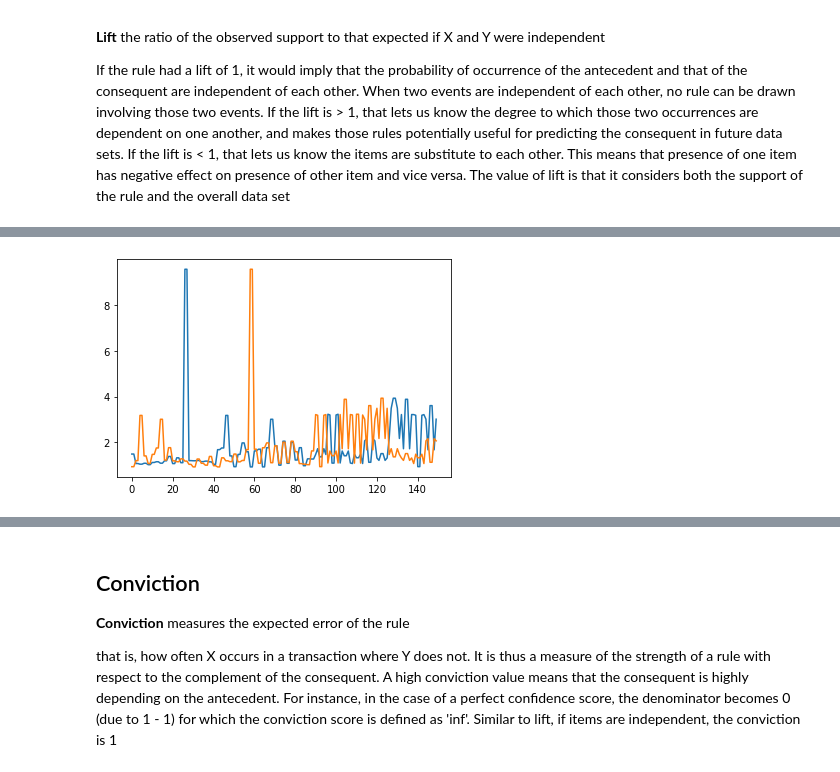
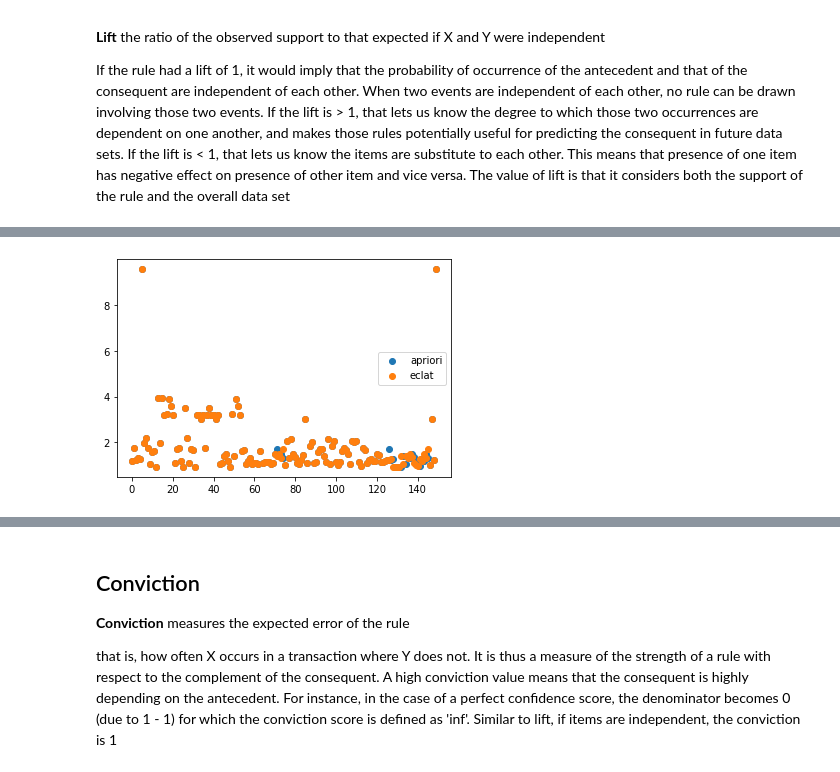
Before and after one commit to mlilyd/DS1_RuleMining, a Jupyter notebook: confiction_lift.ipynb, the cells around one changed output, grey strips where cells are left out. Cells and saved outputs as stored; diff of their text form; code cells hidden in the pictures.

Commit message:
changed eclat min_support values to match apriori. sorted results by rule for better comparison

```diff
--- a/confiction_lift.ipynb
+++ b/confiction_lift.ipynb
@@ -35,0 +70,3 @@ The value of lift is that it considers both the support of the rule and the over
+# %%
+sorted_entree_apriori = entree_apriori_rules.sort_values('rule').reset_index().drop(['index'], axis=1)
+sorted_entree_eclat = entree_eclat_rules.sort_values('rule').reset_index().drop(['index'], axis=1)
@@ -36,9 +89,9 @@ The value of lift is that it considers both the support of the rule and the over
 # %%
 
-plt.plot(entree_apriori_rules['lift'])
-plt.plot(entree_eclat_rules['lift'])
-
-
+plt.scatter(range(entree_apriori_rules.shape[0]), sorted_entree_apriori['lift'], label='apriori')
+plt.scatter(range(entree_eclat_rules.shape[0]), sorted_entree_eclat['lift'], label='eclat')
+#plt.plot(entree_eclat_rules['lift'])
+plt.legend()
 plt.show()
 # %% [output]
-[figure, old version]
+[figure, new version]
```
Also changed, not shown: parts of 8 cells of this notebook, 1 other file.
